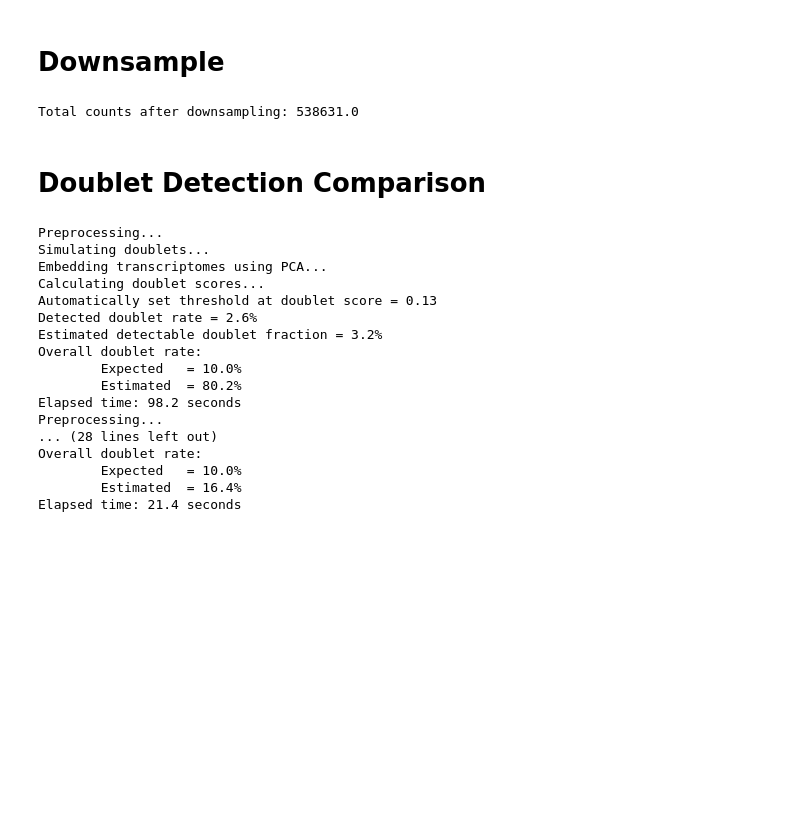
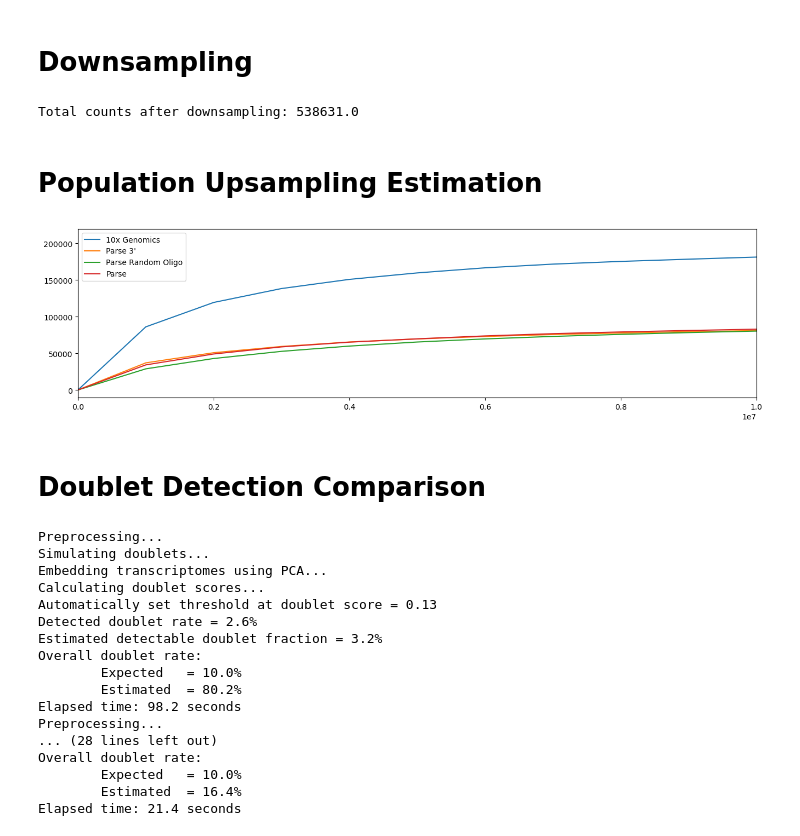
Before and after one commit to mcaskey6/10XvParse, a Jupyter notebook: Analysis 1/combo_test.ipynb, the cells around one changed output. Drawn from its saved outputs; the diff is of its cells as text; code cells hidden in the pictures; blank space fills up the shorter version.

Commit message:
Added Population Upsampling Estimate

```diff
--- a/Analysis 1/combo_test.ipynb
+++ b/Analysis 1/combo_test.ipynb
@@ -28,7 +28,7 @@ for data, name, title in zip(datasets,
     sc.pp.filter_genes(data, min_cells=1)
     sc.pp.filter_cells(data, min_counts=1)
 # %% [markdown]
-# Downsample
+# Downsampling
 # %%
 # Downsample the data to however many counts the smallest dataset has
 total_counts = min([data_10x.X.sum(), data_polyT.X.sum(), data_randO.X.sum(), data_parse.X.sum()])
@@ -41,6 +41,38 @@ for data in [data_10x, data_polyT, data_randO, data_parse]:
 print("Total counts after downsampling:", total_counts)
 # %% [output]
 Total counts after downsampling: 538631.0
+# %% [markdown]
+# Population Upsampling Estimation
+# %%
+# Find the projected number of unique transcripts to be found using each method if sampling were to continue
+# Note: error bars are super large, so unlikely this graph means anything
+# Using PreSeq (Daley and Smith 2013) based off of the recommendation from this paper: https://www.biorxiv.org/content/10.1101/2024.10.09.615408v1.full.pdf
+
+for data in datasets:
+    filename = f"counts/{data.uns['name']}_counts.txt"
+    fileout = f"counts/{data.uns['name']}_yield.txt"
+    with open(filename, "w") as f:
+        counts = data.obs['n_counts']
+        for count in counts:
+            f.write(f"{int(count)}\n")
+    !preseq lc_extrap -o {fileout} -V {filename}
+    with open(fileout, "r") as f:
+        rows = []
+        first_line = f.readline()
+        for line in f:
+            rows.append(list(map(float,line.split())))
+    data.uns['pred_upsample'] = np.array(rows)
+# %%
+plt.figure(figsize=(16, 4))
+for data in datasets:
+    pred = data.uns['pred_upsample']
+    plt.errorbar(pred[:, 0], pred[:, 1], fmt='-', label=data.uns['title'])
+
+plt.legend()
+plt.xlim(0, 1e7)
+plt.show()
+# %% [output]
+[figure, added]
 # %% [markdown]
 # Doublet Detection Comparison
 # %%
```
Also changed, not shown: 1 other file.
